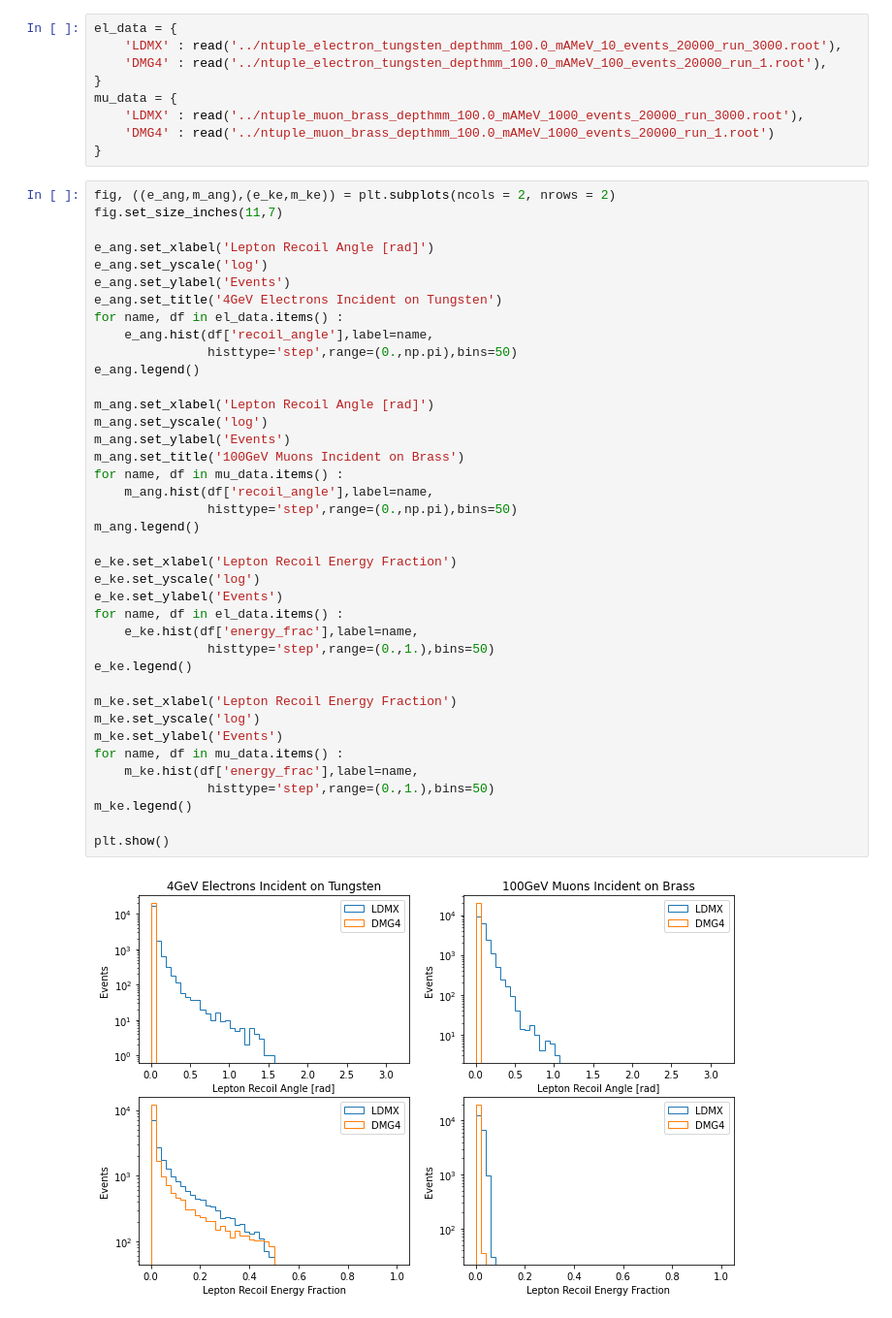
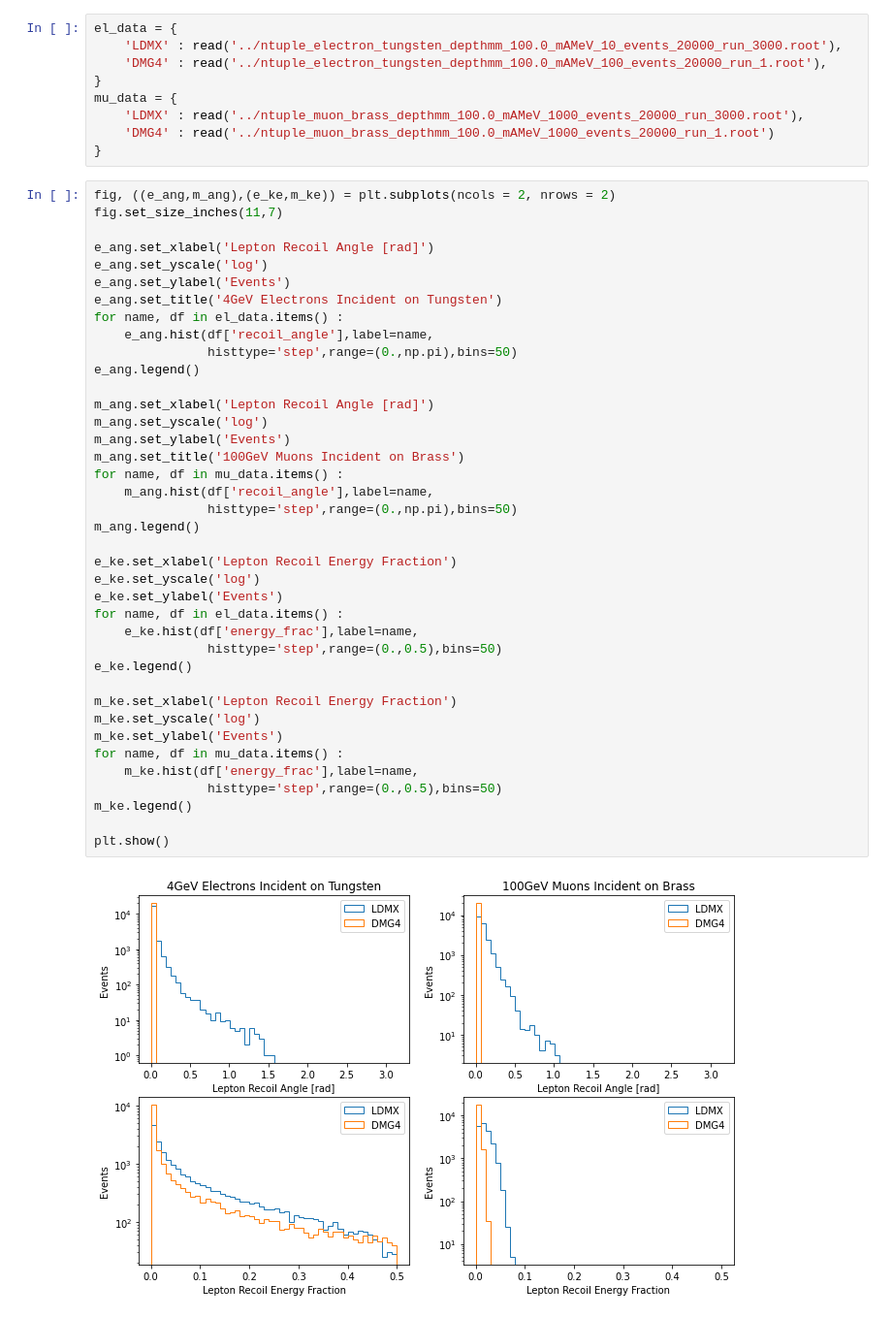
Before and after one commit to tomeichlersmith/ldmx-sim-technique, a Jupyter notebook: ana/plot-dev.ipynb, the cells around one changed output. Shown at 97% size. Saved outputs shown, nothing was run; the diff lists cells and outputs as text.

```diff
--- a/ana/plot-dev.ipynb
+++ b/ana/plot-dev.ipynb
@@ -104,33 +104,33 @@ e_ang.set_title('4GeV Electrons Incident on Tungsten')
 for name, df in el_data.items() :
     e_ang.hist(df['recoil_angle'],label=name,
                histtype='step',range=(0.,np.pi),bins=50)
 e_ang.legend()
 
 m_ang.set_xlabel('Lepton Recoil Angle [rad]')
 m_ang.set_yscale('log')
 m_ang.set_ylabel('Events')
 m_ang.set_title('100GeV Muons Incident on Brass')
 for name, df in mu_data.items() :
     m_ang.hist(df['recoil_angle'],label=name,
                histtype='step',range=(0.,np.pi),bins=50)
 m_ang.legend()
 
 e_ke.set_xlabel('Lepton Recoil Energy Fraction')
 e_ke.set_yscale('log')
 e_ke.set_ylabel('Events')
 for name, df in el_data.items() :
     e_ke.hist(df['energy_frac'],label=name,
-               histtype='step',range=(0.,1.),bins=50)
+               histtype='step',range=(0.,0.5),bins=50)
 e_ke.legend()
 
 m_ke.set_xlabel('Lepton Recoil Energy Fraction')
 m_ke.set_yscale('log')
 m_ke.set_ylabel('Events')
 for name, df in mu_data.items() :
     m_ke.hist(df['energy_frac'],label=name,
-               histtype='step',range=(0.,1.),bins=50)
+               histtype='step',range=(0.,0.5),bins=50)
 m_ke.legend()
 
 plt.show()
 # %% [output]
-[figure, old version]
+[figure, new version]
```
